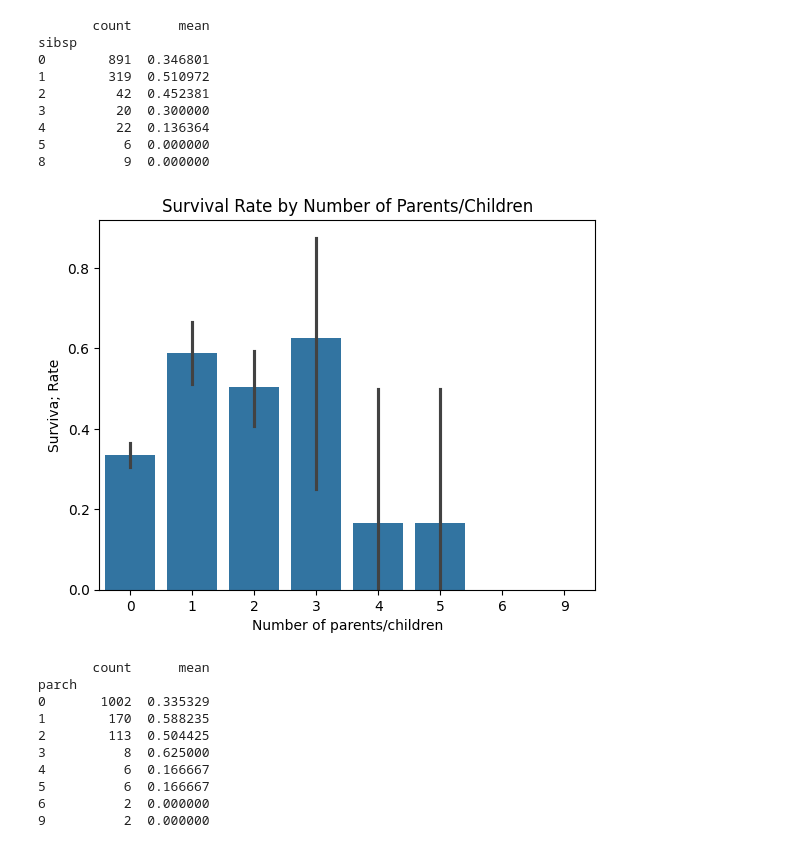
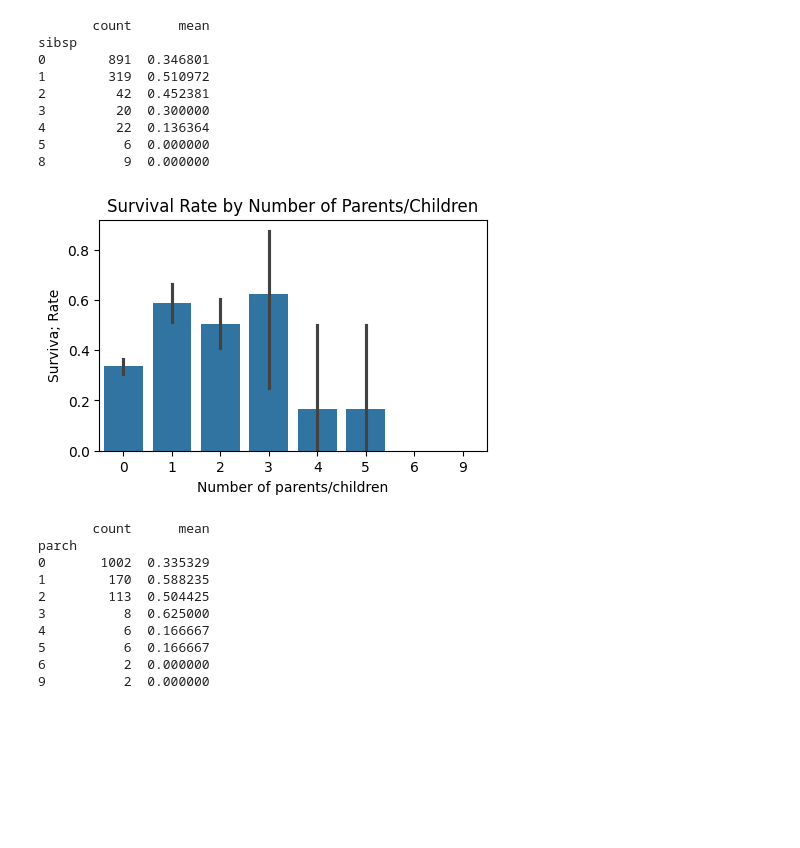
Before and after one commit to cayetana-h/ML-fundamentals-2025, a Jupyter notebook: first_assignment/assignment_1_cayetana_hinostroza.ipynb, the cells around one changed output. Cells and saved outputs as stored; diff of their text form; code cells hidden in the pictures; blank space fills up the shorter version.

```diff
--- a/first_assignment/assignment_1_cayetana_hinostroza.ipynb
+++ b/first_assignment/assignment_1_cayetana_hinostroza.ipynb
@@ -137,13 +123,14 @@ sibsp
 5          6  0.000000
 8          9  0.000000
 # %%
+plt.figure(figsize =(5,3))
 sns.barplot(x="parch", y="survived", data=df)
 plt.xlabel("Number of parents/children")
 plt.ylabel("Surviva; Rate")
 plt.title("Survival Rate by Number of Parents/Children")
 plt.show()
 # %% [output]
-[figure, old version]
+[figure, new version]
 # %%
 parch_counts = df_copy.groupby('parch')['survived'].agg(['count', 'mean'])
 print(parch_counts)
```
Also changed, not shown: parts of 33 cells of this notebook, 2 other files.
